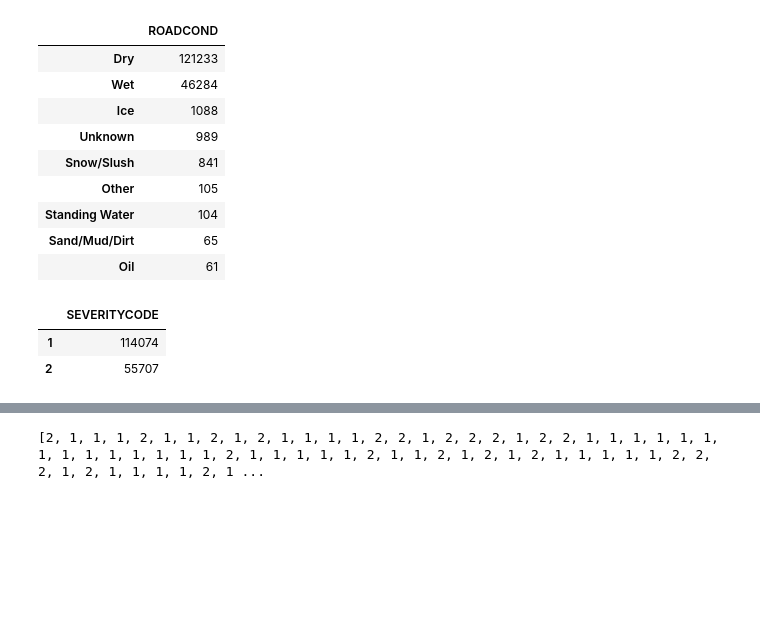
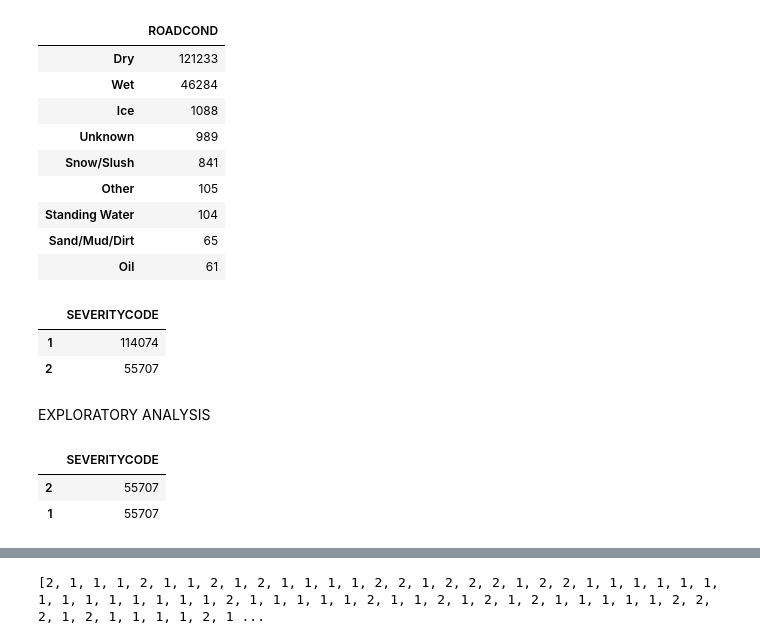
Before and after one commit to ElidaAxundzada/Coursera_Capstone, a Jupyter notebook: Capstone project_final assignment - FINAL (one hot encoding).ipynb, the cells around one changed output, grey strips where cells are left out. Drawn from its saved outputs; the diff is of its cells as text; code cells hidden in the pictures; blank space fills up the shorter version.

```diff
--- a/Capstone project_final assignment - FINAL (one hot encoding).ipynb
+++ b/Capstone project_final assignment - FINAL (one hot encoding).ipynb
@@ -141,3 +143,22 @@ df2['SEVERITYCODE'].value_counts().to_frame()
 |  | SEVERITYCODE |
 | 1 | 114074 |
 | 2 | 55707 |
+# %% [markdown]
+EXPLORATORY ANALYSIS
+# %%
+from sklearn.utils import resample
+df_severity1 = df2[ df2["SEVERITYCODE"] == 1]
+df_severity2 = df2[ df2["SEVERITYCODE"] == 2]
+df_severity1_downsampled = resample(df_severity1,
+                                   replace=False,
+                                   n_samples=55707,
+                                   random_state=123)
+df3 = pd.concat([df_severity1_downsampled, df_severity2])
+# %%
+df3.reset_index(drop=True, inplace=True)
+# %%
+df3['SEVERITYCODE'].value_counts().to_frame()
+# %% [output]
+|  | SEVERITYCODE |
+| 2 | 55707 |
+| 1 | 55707 |
```
Also changed, not shown: parts of 19 cells of this notebook.
